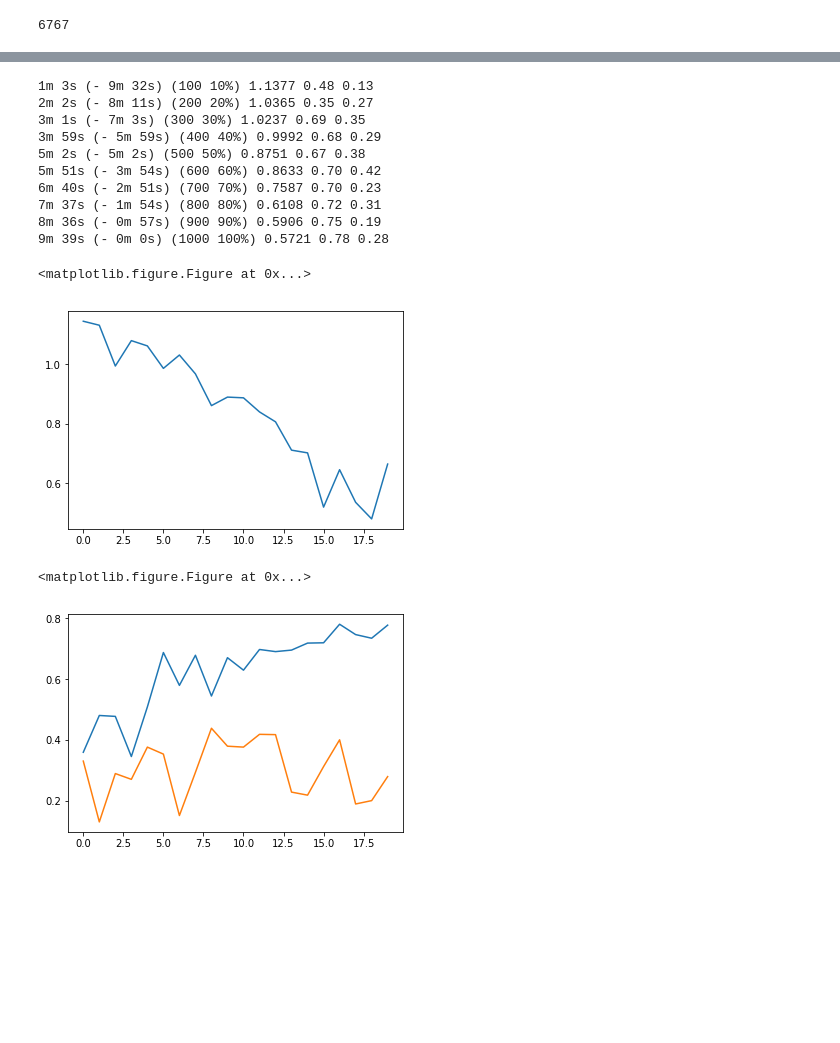
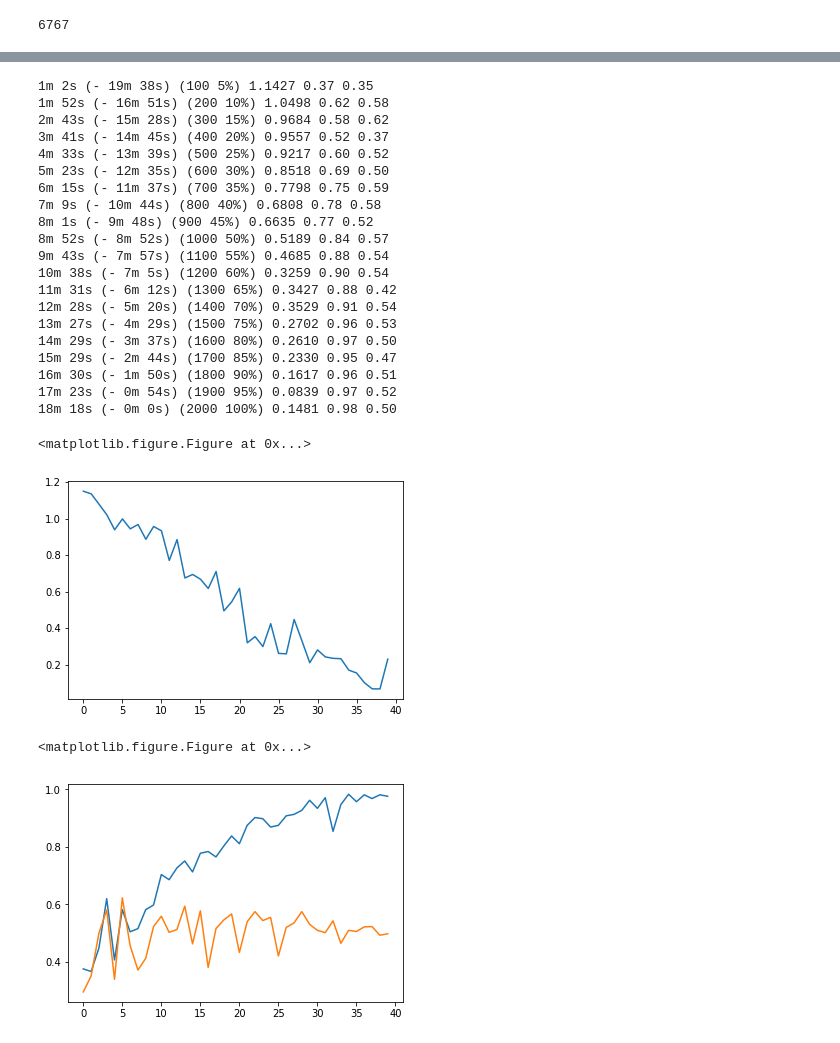
Before and after one commit to Benlog/jobs, a Jupyter notebook: Seq2Class/seq2class.ipynb, the cells around one changed output, grey strips where cells are left out. Drawn from its saved outputs; the diff is of its cells as text; code cells hidden in the pictures; blank space fills up the shorter version.

```diff
--- a/Seq2Class/seq2class.ipynb
+++ b/Seq2Class/seq2class.ipynb
@@ -283,29 +283,39 @@ def score(data, encoder, decoder, n=1000):
 # %%
 hidden_size = 256
 encoder1 = EncoderRNN(lang.n_words, hidden_size)
 decoder1 = Decoder(hidden_size,len(int2label))
-ite = 1000
+ite = 2000
 
 if use_cuda:
     encoder1 = encoder1.cuda()
     decoder1 = decoder1.cuda()
 
 trainIters(train1, train2, encoder1, decoder1, ite, print_every=100, plot_every=50)
 # %% [output]
-1m 3s (- 9m 32s) (100 10%) 1.1377 0.48 0.13
-2m 2s (- 8m 11s) (200 20%) 1.0365 0.35 0.27
-3m 1s (- 7m 3s) (300 30%) 1.0237 0.69 0.35
-3m 59s (- 5m 59s) (400 40%) 0.9992 0.68 0.29
-5m 2s (- 5m 2s) (500 50%) 0.8751 0.67 0.38
-5m 51s (- 3m 54s) (600 60%) 0.8633 0.70 0.42
-6m 40s (- 2m 51s) (700 70%) 0.7587 0.70 0.23
-7m 37s (- 1m 54s) (800 80%) 0.6108 0.72 0.31
-8m 36s (- 0m 57s) (900 90%) 0.5906 0.75 0.19
-9m 39s (- 0m 0s) (1000 100%) 0.5721 0.78 0.28
+1m 2s (- 19m 38s) (100 5%) 1.1427 0.37 0.35
+1m 52s (- 16m 51s) (200 10%) 1.0498 0.62 0.58
+2m 43s (- 15m 28s) (300 15%) 0.9684 0.58 0.62
+3m 41s (- 14m 45s) (400 20%) 0.9557 0.52 0.37
+4m 33s (- 13m 39s) (500 25%) 0.9217 0.60 0.52
+5m 23s (- 12m 35s) (600 30%) 0.8518 0.69 0.50
+6m 15s (- 11m 37s) (700 35%) 0.7798 0.75 0.59
+7m 9s (- 10m 44s) (800 40%) 0.6808 0.78 0.58
+8m 1s (- 9m 48s) (900 45%) 0.6635 0.77 0.52
+8m 52s (- 8m 52s) (1000 50%) 0.5189 0.84 0.57
+9m 43s (- 7m 57s) (1100 55%) 0.4685 0.88 0.54
+10m 38s (- 7m 5s) (1200 60%) 0.3259 0.90 0.54
+11m 31s (- 6m 12s) (1300 65%) 0.3427 0.88 0.42
+12m 28s (- 5m 20s) (1400 70%) 0.3529 0.91 0.54
+13m 27s (- 4m 29s) (1500 75%) 0.2702 0.96 0.53
+14m 29s (- 3m 37s) (1600 80%) 0.2610 0.97 0.50
+15m 29s (- 2m 44s) (1700 85%) 0.2330 0.95 0.47
+16m 30s (- 1m 50s) (1800 90%) 0.1617 0.96 0.51
+17m 23s (- 0m 54s) (1900 95%) 0.0839 0.97 0.52
+18m 18s (- 0m 0s) (2000 100%) 0.1481 0.98 0.50
 <matplotlib.figure.Figure at 0x...>
-[figure, old version]
+[figure, new version]
 <matplotlib.figure.Figure at 0x...>
-[figure, old version]
+[figure, new version]
 # %%
 evaluateRandomly(train, encoder1, decoder1)
 # %% [output]
```
Also changed, not shown: parts of 7 cells of this notebook, 2 other files.
